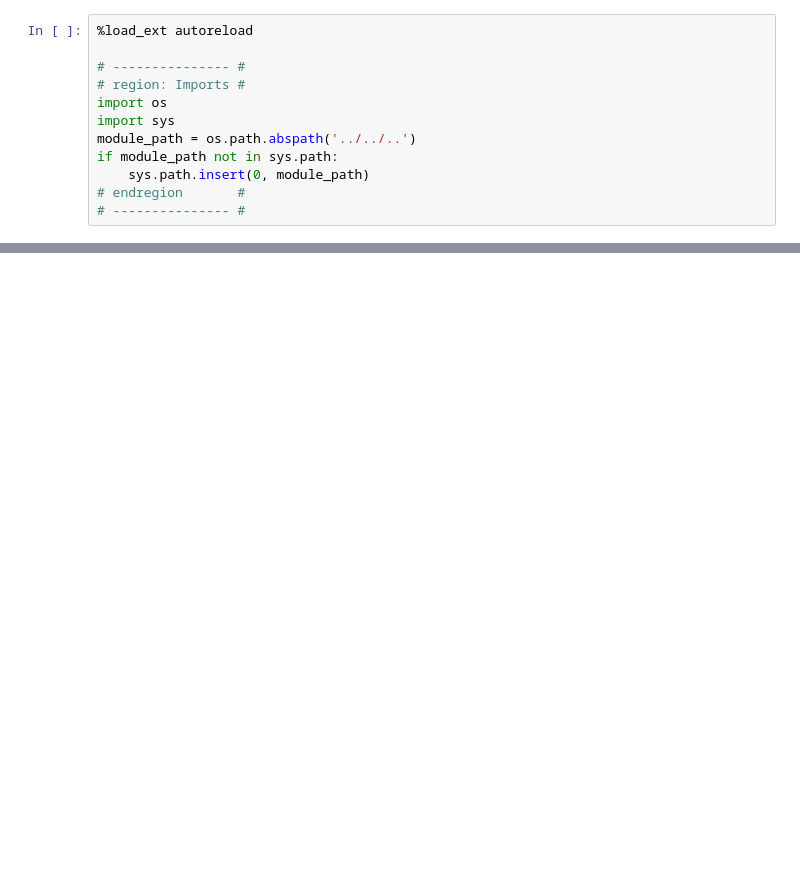
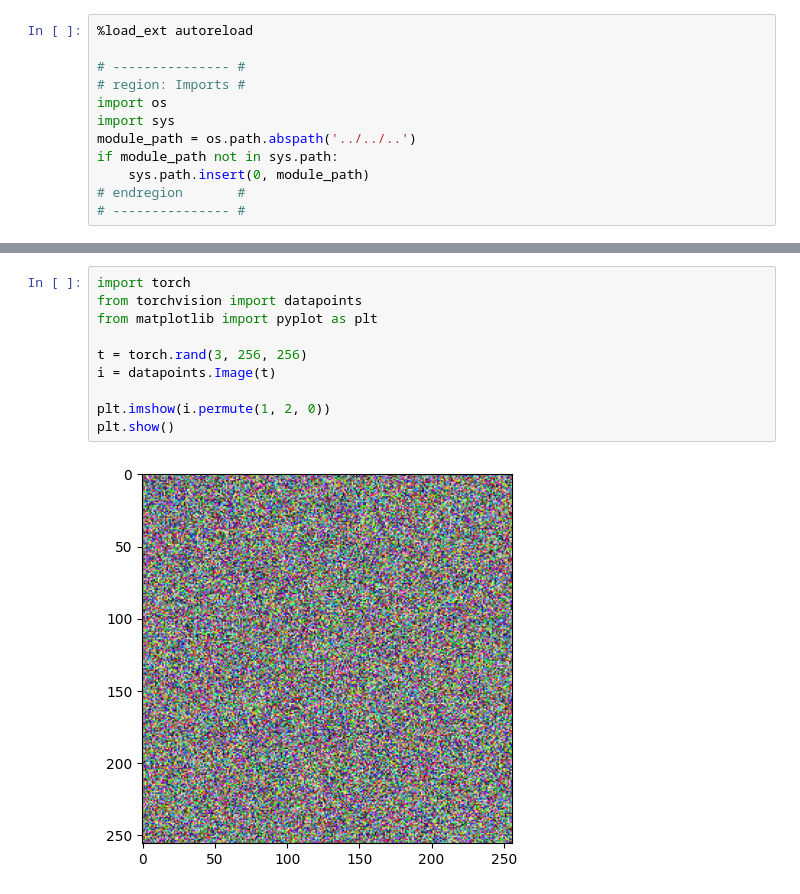
Before and after one commit to soniavaidya05/leakyemotions, a Jupyter notebook: examples/ft/notebooks/test.ipynb, the cells around one changed output, grey strips where cells are left out. Drawn from its saved outputs; the diff is of its cells as text; blank space fills up the shorter version.

```diff
--- a/examples/ft/notebooks/test.ipynb
+++ b/examples/ft/notebooks/test.ipynb
@@ -50,0 +64,12 @@ model.train_model()
+# %%
+import torch
+from torchvision import datapoints
+from matplotlib import pyplot as plt
+
+t = torch.rand(3, 256, 256)
+i = datapoints.Image(t)
+
+plt.imshow(i.permute(1, 2, 0))
+plt.show()
+# %% [output]
+[figure, added]
```
Also changed, not shown: parts of 4 cells of this notebook, 4 other files.
